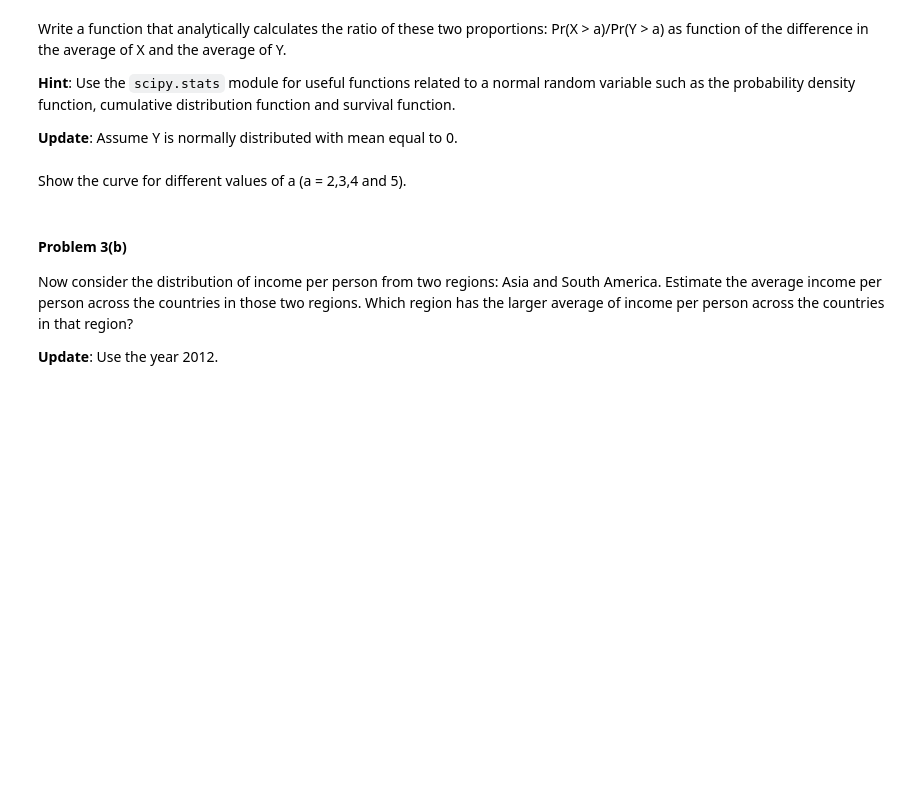
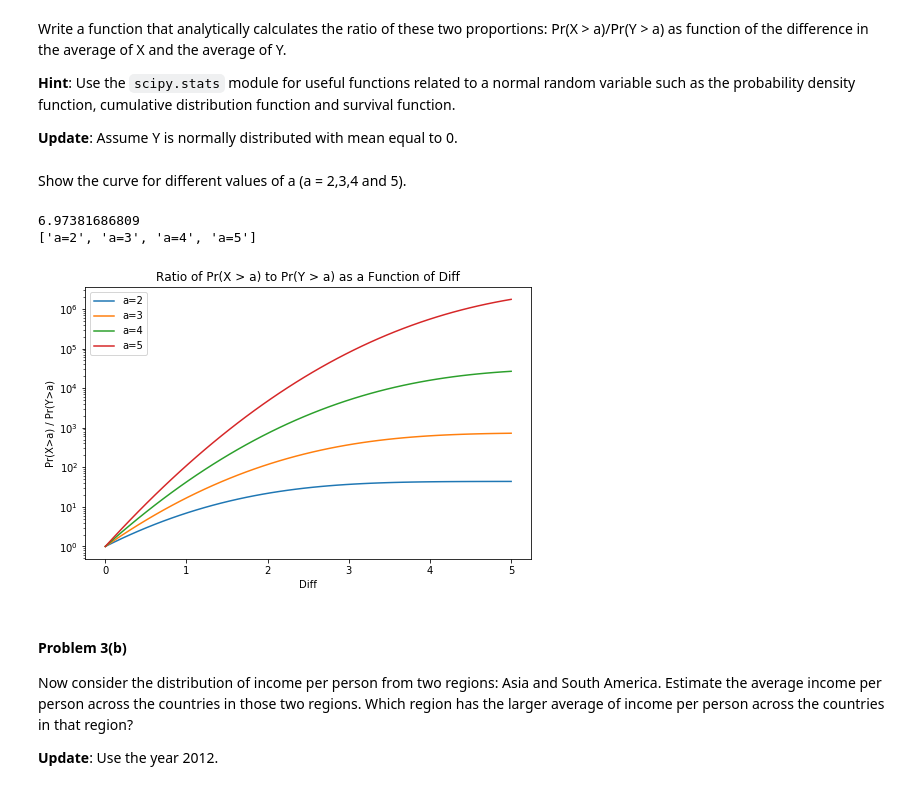
Before and after one commit to ShichengChen/cs109, a Jupyter notebook: 2014-master/homework/HW1.ipynb, the cells around one changed output. Drawn from its saved outputs; the diff is of its cells as text; code cells hidden in the pictures; blank space fills up the shorter version.

Commit message:
probably finish stats and begin to do hw1

```diff
--- a/2014-master/homework/HW1.ipynb
+++ b/2014-master/homework/HW1.ipynb
@@ -584,3 +593,36 @@ Example
+# %%
+'''
+wrong this is only simulations, we need statistics results
+def ratioNormals(diff = 1, a = 2):
+    x = np.random.normal(diff,1,1000000)
+    y = np.random.normal(0,1,1000000)
+    return (sum(x > a) * 1.0 / len(x)) / (sum(y > a) * 1.0 / len(y))
+'''
+def ratioNormals(diff, a):
+    X = scipy.stats.norm(loc=diff, scale=1)
+    Y = scipy.stats.norm(loc=0, scale=1)
+    #Survival function (also defined as 1 - cdf, but sf is sometimes more accurate).
+    return X.sf(a) / Y.sf(a)
+print ratioNormals(1,2)
+
+diffs = np.linspace(0, 5, 50)
+a_values = range(2,6)
+
+plt.figure(figsize=(8,5));
+for a in a_values:
+    ratios = [ratioNormals(diff, a) for diff in diffs]
+    plt.plot(diffs, ratios)
+
+print ["a={}".format(a) for a in a_values]
+plt.legend(["a={}".format(a) for a in a_values], loc=0);
+plt.xlabel('Diff');
+plt.ylabel('Pr(X>a) / Pr(Y>a)');
+plt.title('Ratio of Pr(X > a) to Pr(Y > a) as a Function of Diff');
+plt.yscale('log')
+# %% [output]
+6.97381686809
+['a=2', 'a=3', 'a=4', 'a=5']
+[figure, added]
 # %% [markdown]
 #### Problem 3(b)
 
```
Also changed, not shown: parts of 7 cells of this notebook, 5 other files.
